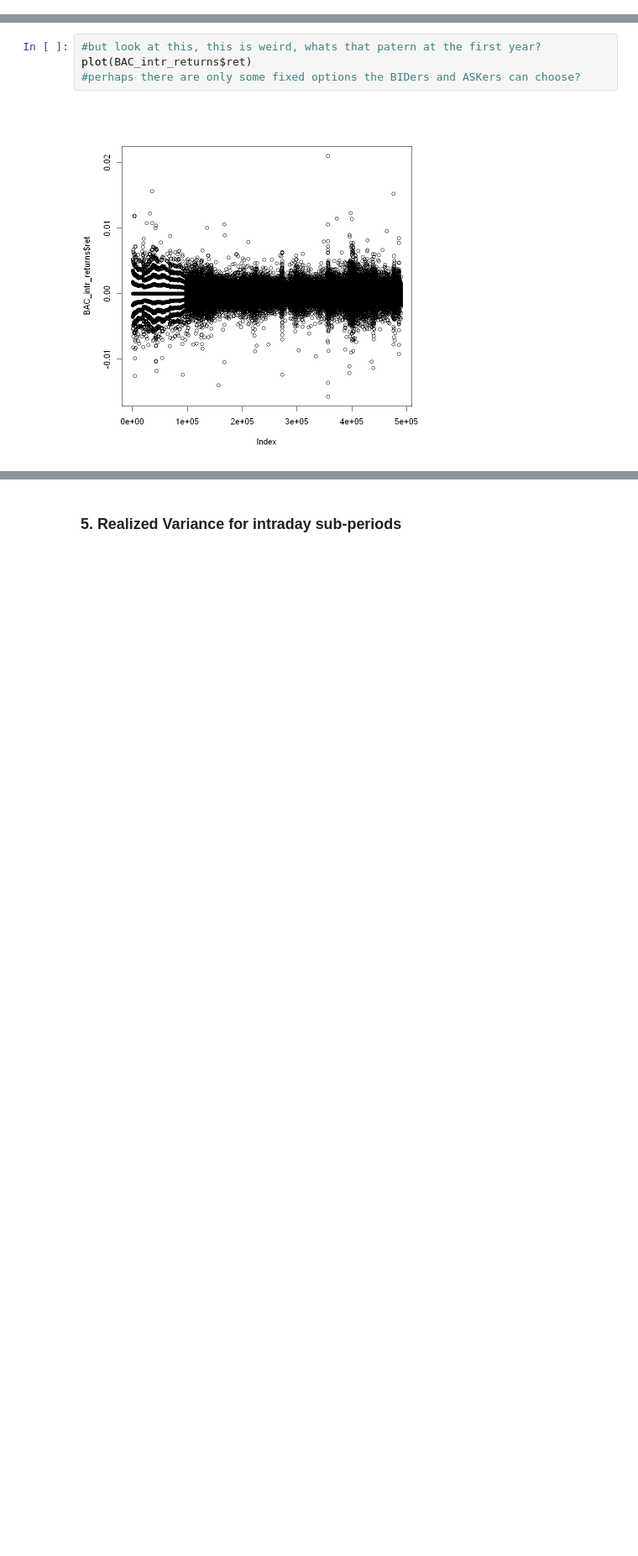
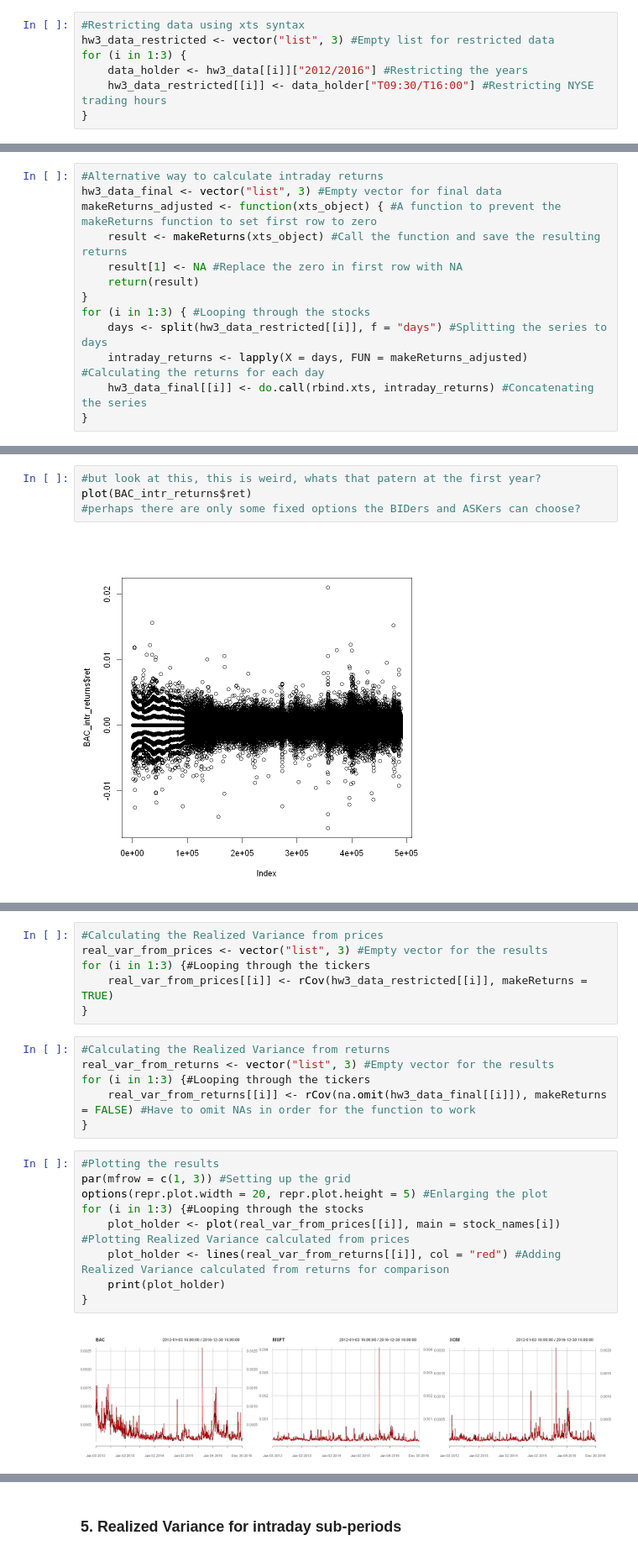
Before and after one commit to JanK0095/Financial-Econometrics-Course-Projects, a Jupyter notebook: HW3/FE1_HW3_Kubal_Mattanelli.ipynb, the cells around one changed output, grey strips where cells are left out. Shown at 84% size. Saved outputs shown, nothing was run; the diff lists cells and outputs as text; blank space fills up the shorter version.

Commit message:
Suggesting an optimization for data handling. Starting 6 and 7

```diff
--- a/HW3/FE1_HW3_Kubal_Mattanelli.ipynb
+++ b/HW3/FE1_HW3_Kubal_Mattanelli.ipynb
@@ -98,0 +117,7 @@ data_XOM <- subset(data_XOM_full, format(data_XOM_full$index,'%Y') >= '2012' &
+# %%
+#Restricting data using xts syntax
+hw3_data_restricted <- vector("list", 3) #Empty list for restricted data
+for (i in 1:3) {
+    data_holder <- hw3_data[[i]]["2012/2016"] #Restricting the years
+    hw3_data_restricted[[i]] <- data_holder["T09:30/T16:00"] #Restricting NYSE trading hours
+}
@@ -208,0 +238,13 @@ XOM_intr_returns$ret[format(XOM_intr_returns$index, '%H:%M') == '09:30'] <- NA
+# %%
+#Alternative way to calculate intraday returns
+hw3_data_final <- vector("list", 3) #Empty vector for final data
+makeReturns_adjusted <- function(xts_object) { #A function to prevent the makeReturns function to set first row to zero
+    result <- makeReturns(xts_object) #Call the function and save the resulting returns
+    result[1] <- NA #Replace the zero in first row with NA
+    return(result)
+}
+for (i in 1:3) { #Looping through the stocks
+    days <- split(hw3_data_restricted[[i]], f = "days") #Splitting the series to days
+    intraday_returns <- lapply(X = days, FUN = makeReturns_adjusted) #Calculating the returns for each day
+    hw3_data_final[[i]] <- do.call(rbind.xts, intraday_returns) #Concatenating the series
+}
@@ -282,0 +329,23 @@ plot(BAC_intr_returns$ret)
+# %%
+#Calculating the Realized Variance from prices
+real_var_from_prices <- vector("list", 3) #Empty vector for the results
+for (i in 1:3) {#Looping through the tickers
+    real_var_from_prices[[i]] <- rCov(hw3_data_restricted[[i]], makeReturns = TRUE)
+}
+# %%
+#Calculating the Realized Variance from returns
+real_var_from_returns <- vector("list", 3) #Empty vector for the results
+for (i in 1:3) {#Looping through the tickers
+    real_var_from_returns[[i]] <- rCov(na.omit(hw3_data_final[[i]]), makeReturns = FALSE) #Have to omit NAs in order for the function to work
+}
+# %%
+#Plotting the results
+par(mfrow = c(1, 3)) #Setting up the grid
+options(repr.plot.width = 20, repr.plot.height = 5) #Enlarging the plot
+for (i in 1:3) {#Looping through the stocks
+    plot_holder <- plot(real_var_from_prices[[i]], main = stock_names[i]) #Plotting Realized Variance calculated from prices
+    plot_holder <- lines(real_var_from_returns[[i]], col = "red") #Adding Realized Variance calculated from returns for comparison
+    print(plot_holder)
+}
+# %% [output]
+[figure, added]
```
Also changed, not shown: parts of 26 cells of this notebook.
